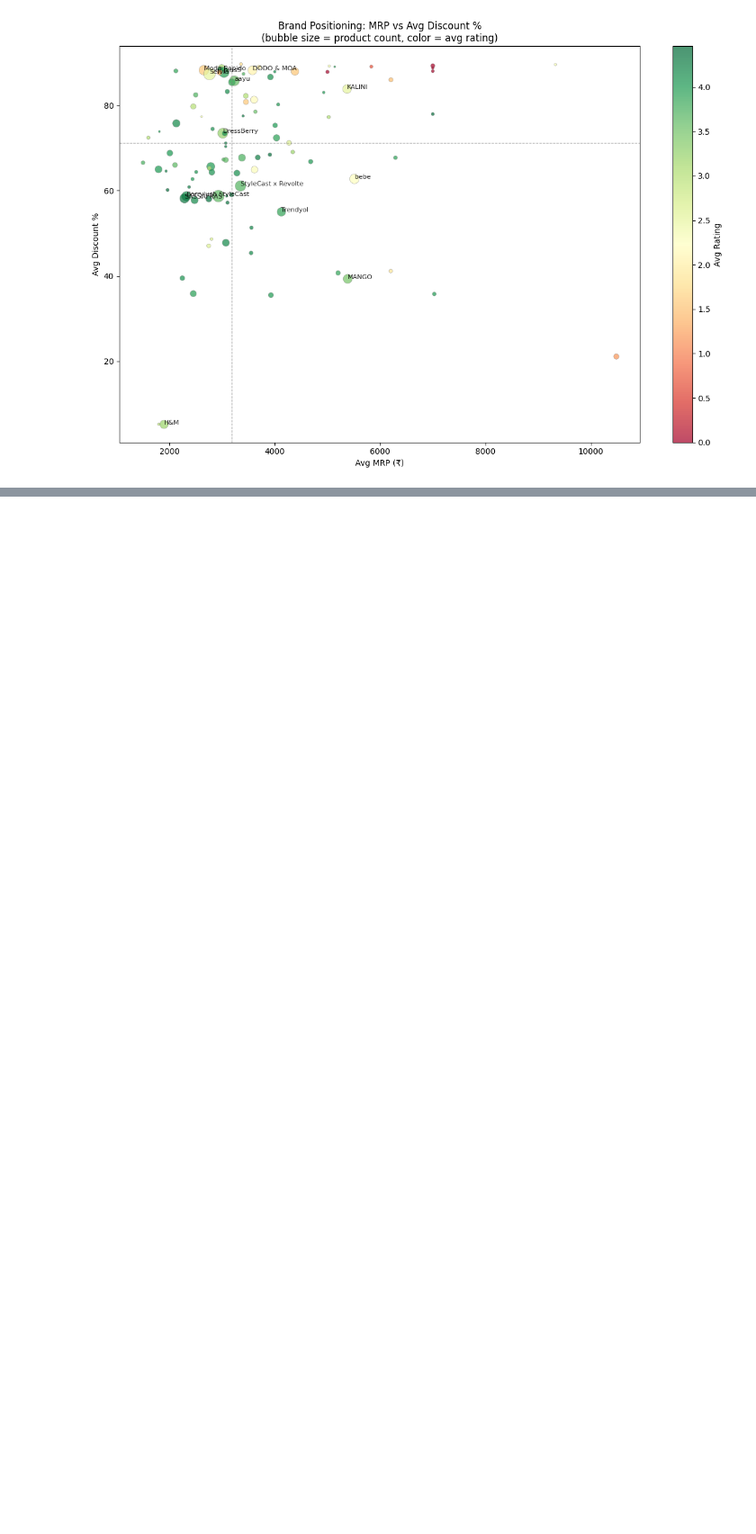
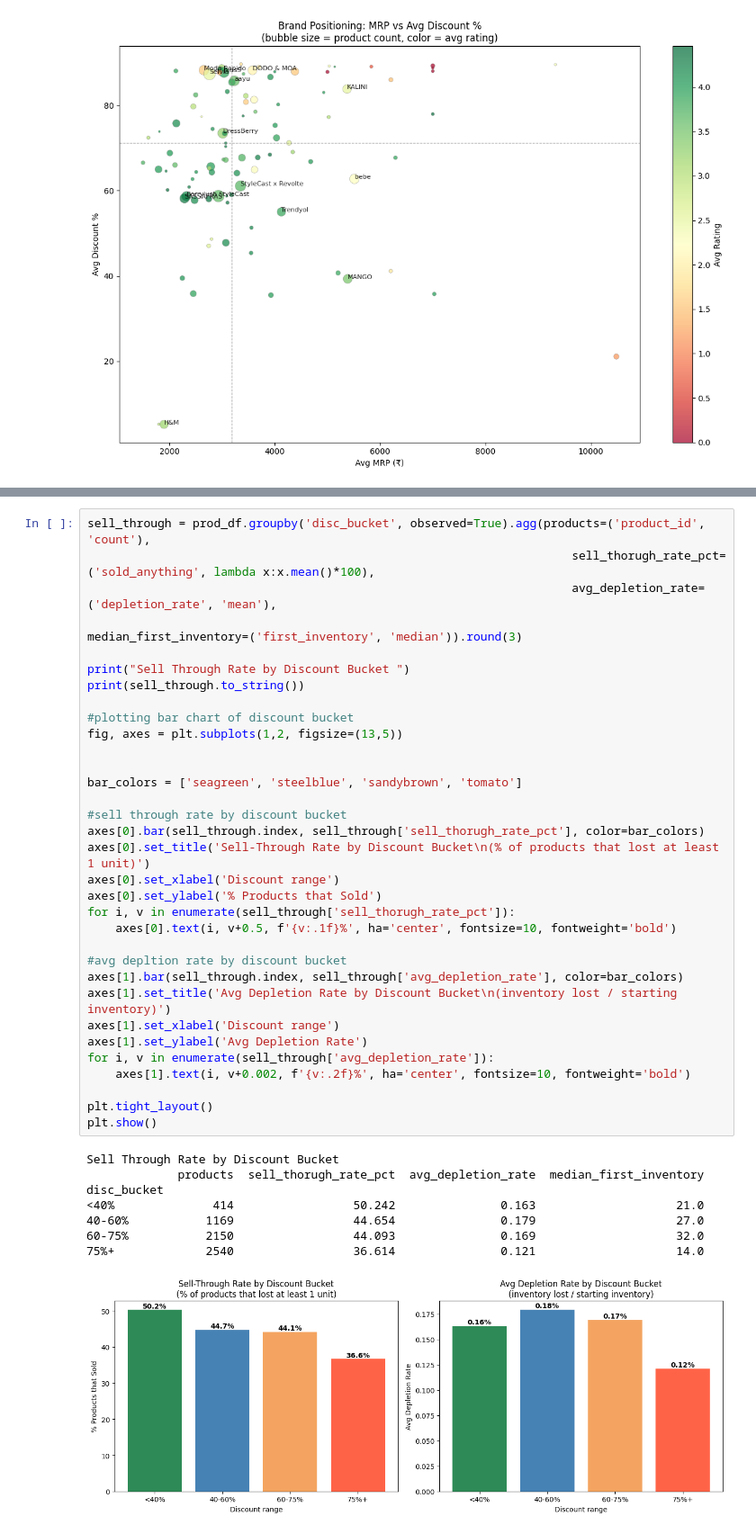
Before and after one commit to manjuq/myntra_pricing_analysis, a Jupyter notebook: analysis/myntra_analysis.ipynb, the cells around one changed output, grey strips where cells are left out. Shown at 90% size. Cells and saved outputs as stored; diff of their text form; blank space fills up the shorter version.

```diff
--- a/analysis/myntra_analysis.ipynb
+++ b/analysis/myntra_analysis.ipynb
@@ -254,0 +488,42 @@ Passing `palette` without assigning `hue` is deprecated and will be removed in v
+# %%
+sell_through = prod_df.groupby('disc_bucket', observed=True).agg(products=('product_id', 'count'),
+                                                                     sell_thorugh_rate_pct=('sold_anything', lambda x:x.mean()*100),
+                                                                     avg_depletion_rate=('depletion_rate', 'mean'),
+                                                                     median_first_inventory=('first_inventory', 'median')).round(3)
+
+print("Sell Through Rate by Discount Bucket ")
+print(sell_through.to_string())
+
+#plotting bar chart of discount bucket
+fig, axes = plt.subplots(1,2, figsize=(13,5))
+
+
+bar_colors = ['seagreen', 'steelblue', 'sandybrown', 'tomato']
+
+#sell through rate by discount bucket
+axes[0].bar(sell_through.index, sell_through['sell_thorugh_rate_pct'], color=bar_colors)
+axes[0].set_title('Sell-Through Rate by Discount Bucket\n(% of products that lost at least 1 unit)')
+axes[0].set_xlabel('Discount range')
+axes[0].set_ylabel('% Products that Sold')
+for i, v in enumerate(sell_through['sell_thorugh_rate_pct']):
+    axes[0].text(i, v+0.5, f'{v:.1f}%', ha='center', fontsize=10, fontweight='bold')
+
+#avg depltion rate by discount bucket
+axes[1].bar(sell_through.index, sell_through['avg_depletion_rate'], color=bar_colors)
+axes[1].set_title('Avg Depletion Rate by Discount Bucket\n(inventory lost / starting inventory)')
+axes[1].set_xlabel('Discount range')
+axes[1].set_ylabel('Avg Depletion Rate')
+for i, v in enumerate(sell_through['avg_depletion_rate']):
+    axes[1].text(i, v+0.002, f'{v:.2f}%', ha='center', fontsize=10, fontweight='bold')
+
+plt.tight_layout()
+plt.show()
+# %% [output]
+Sell Through Rate by Discount Bucket
+             products  sell_thorugh_rate_pct  avg_depletion_rate  median_first_inventory
+disc_bucket
+<40%              414                 50.242               0.163                    21.0
+40-60%           1169                 44.654               0.179                    27.0
+60-75%           2150                 44.093               0.169                    32.0
+75%+             2540                 36.614               0.121                    14.0
+[figure, added]
```
Also changed, not shown: parts of 22 cells of this notebook, 21 other files.
